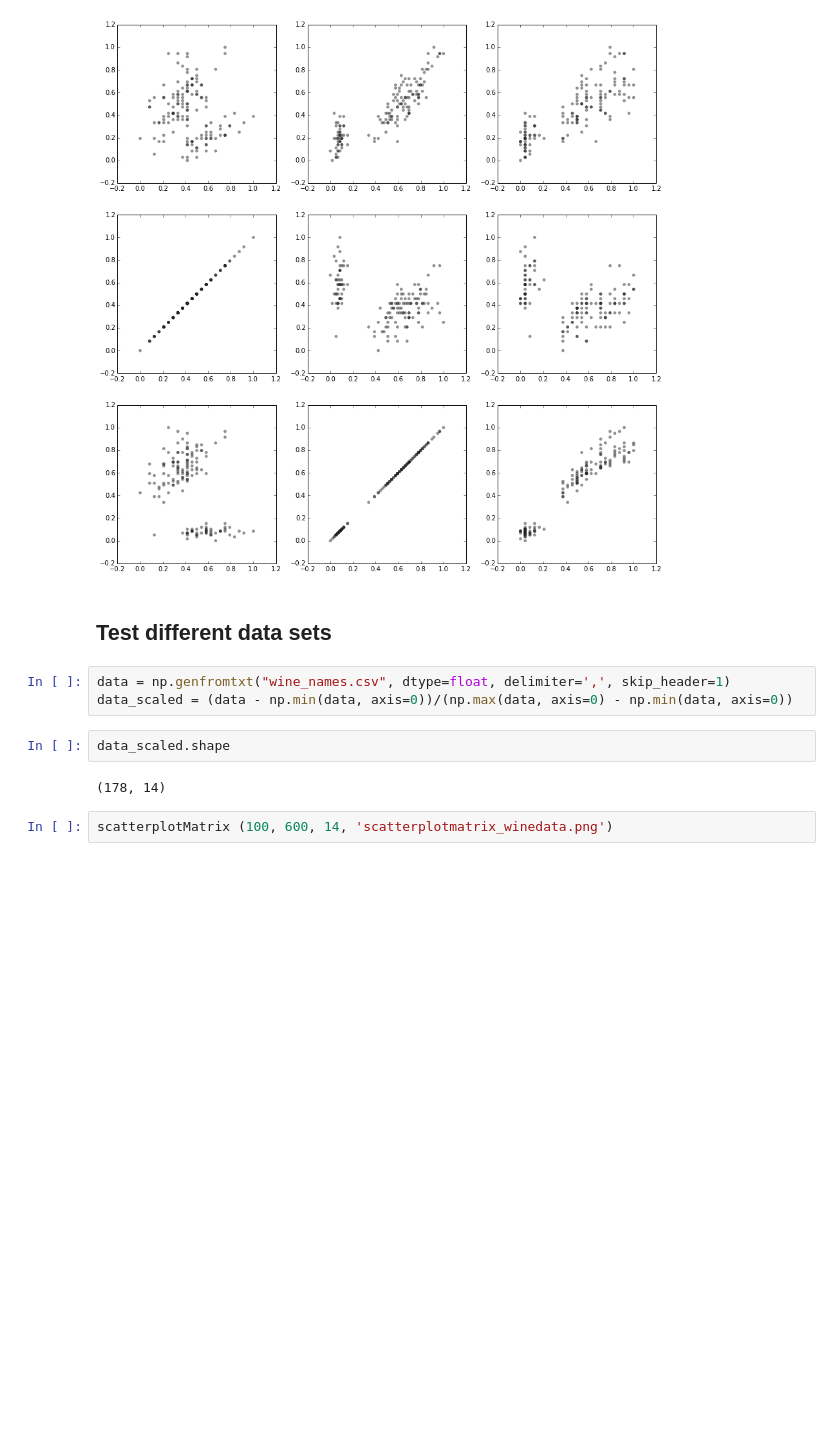
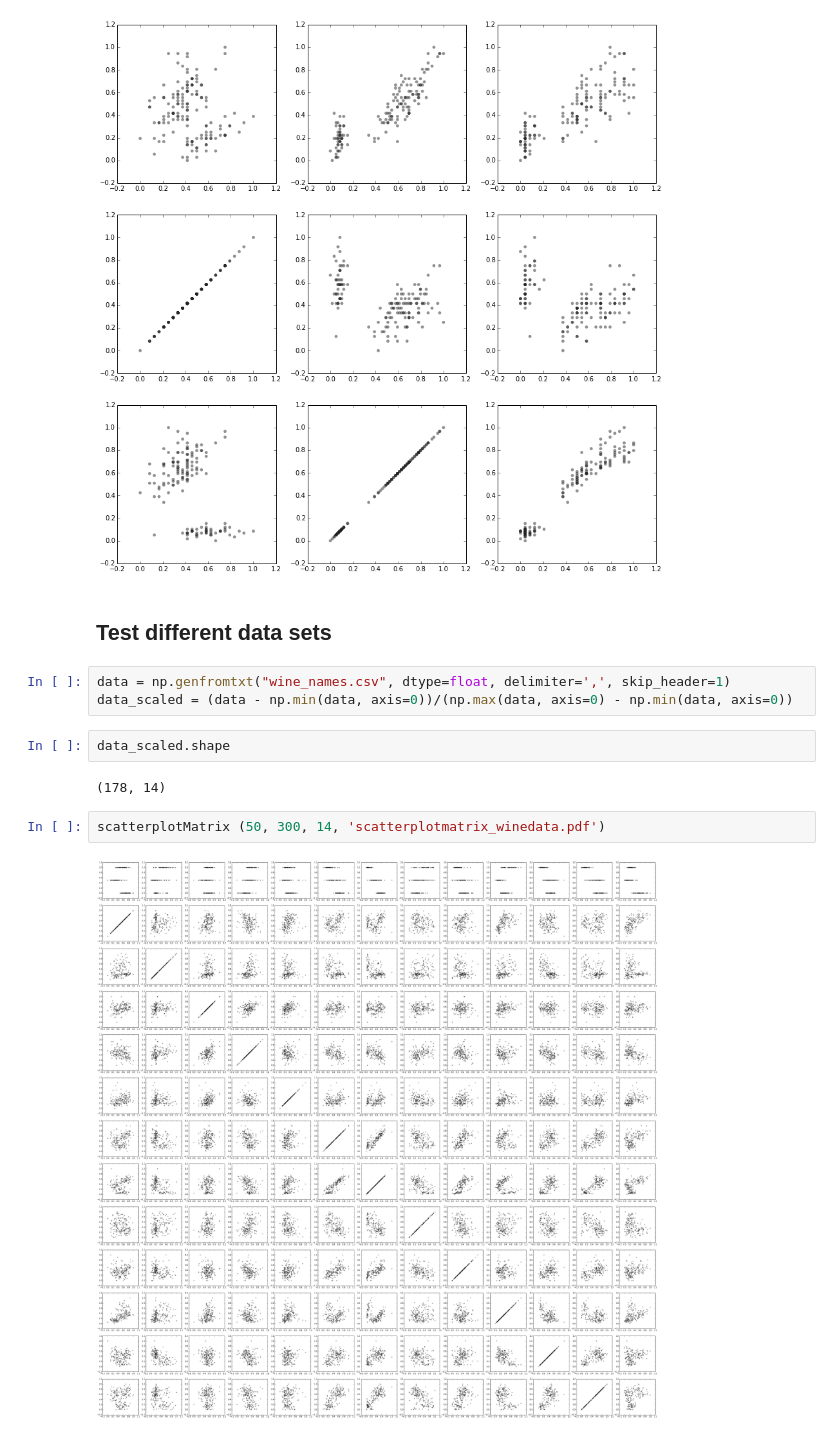
Before and after one commit to experimentalDataAesthetics/ipython_notes, a Jupyter notebook: Scatterplot matrix and heatmap.ipynb, the cells around one changed output. Cells and saved outputs as stored; diff of their text form; blank space fills up the shorter version.

```diff
--- a/Scatterplot matrix and heatmap.ipynb
+++ b/Scatterplot matrix and heatmap.ipynb
@@ -97,4 +97,6 @@ data_scaled.shape
 # %% [output]
 (178, 14)
 # %%
-scatterplotMatrix (100, 600, 14, 'scatterplotmatrix_winedata.png')
+scatterplotMatrix (50, 300, 14, 'scatterplotmatrix_winedata.pdf')
+# %% [output]
+[figure, added]
```
Also changed, not shown: 3 other files.
